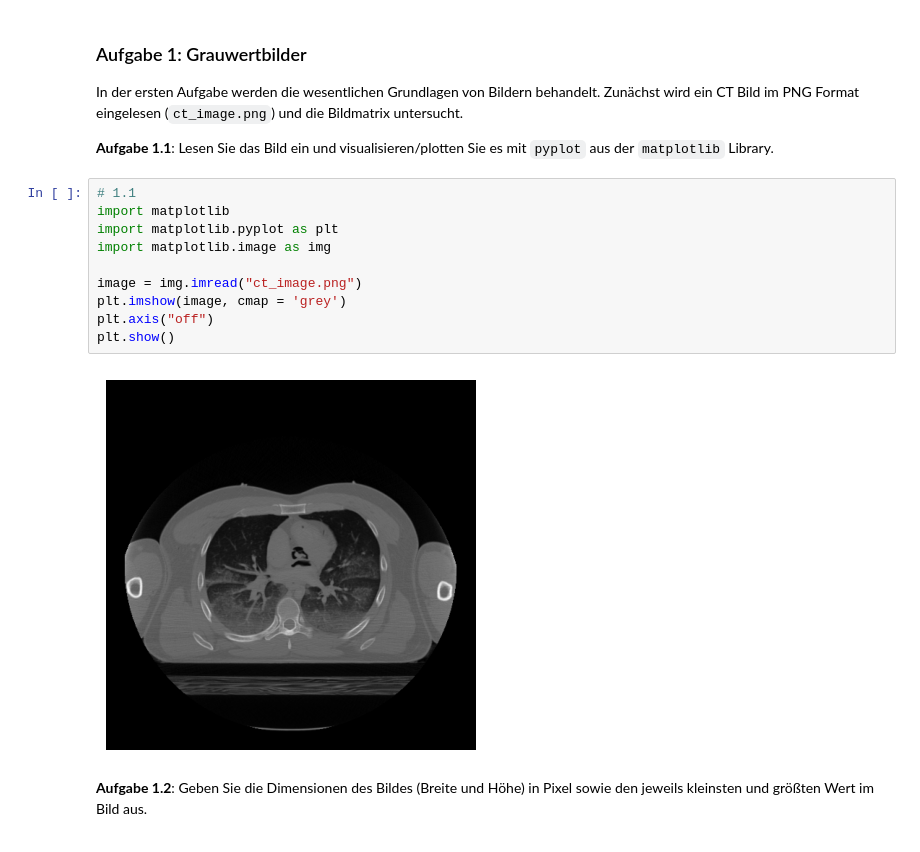
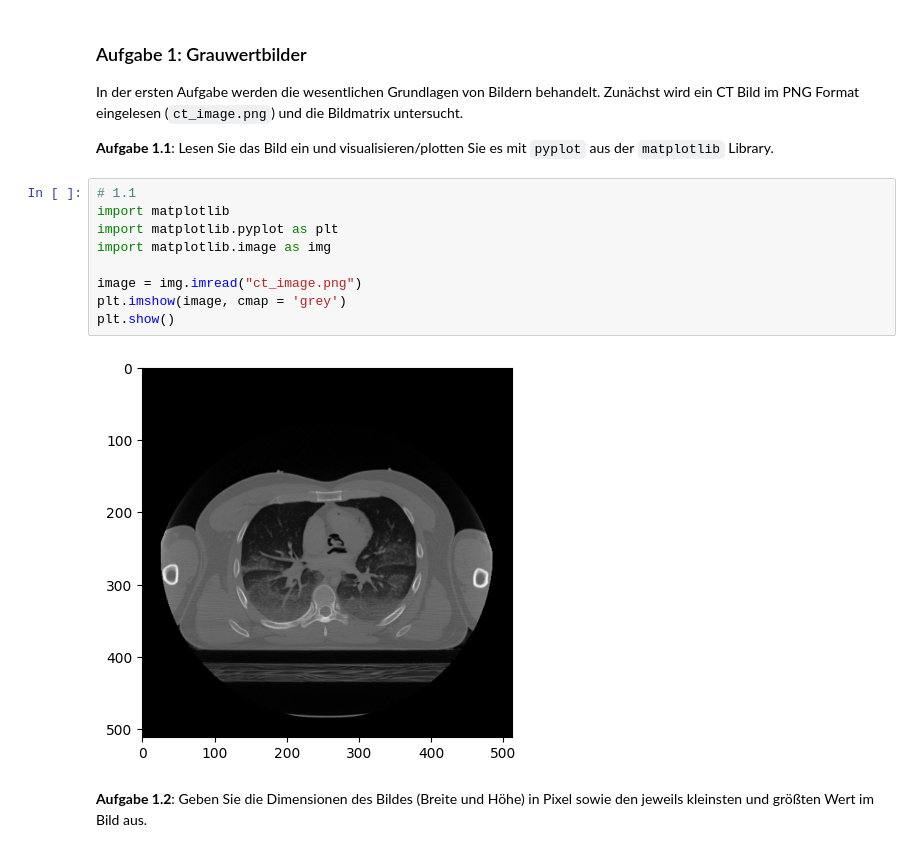
Before and after one commit to phuongias/bv-beleg1, a Jupyter notebook: MBV - Bilddateien Bilddarstellung und Diskretisierung.ipynb, the cells around one changed output. Cells and saved outputs as stored; diff of their text form.

```diff
--- a/MBV - Bilddateien Bilddarstellung und Diskretisierung.ipynb
+++ b/MBV - Bilddateien Bilddarstellung und Diskretisierung.ipynb
@@ -26,15 +26,14 @@ In der ersten Aufgabe werden die wesentlichen Grundlagen von Bildern behandelt.
 # %%
 # 1.1
 import matplotlib
 import matplotlib.pyplot as plt
 import matplotlib.image as img
 
 image = img.imread("ct_image.png")
 plt.imshow(image, cmap = 'grey')
-plt.axis("off")
 plt.show()
 # %% [output]
-[figure, old version]
+[figure, new version]
 # %% [markdown]
 **Aufgabe 1.2**: Geben Sie die Dimensionen des Bildes (Breite und Höhe) in Pixel sowie den jeweils kleinsten und größten Wert im Bild aus.
 # %%
```
Also changed, not shown: parts of 5 cells of this notebook.
